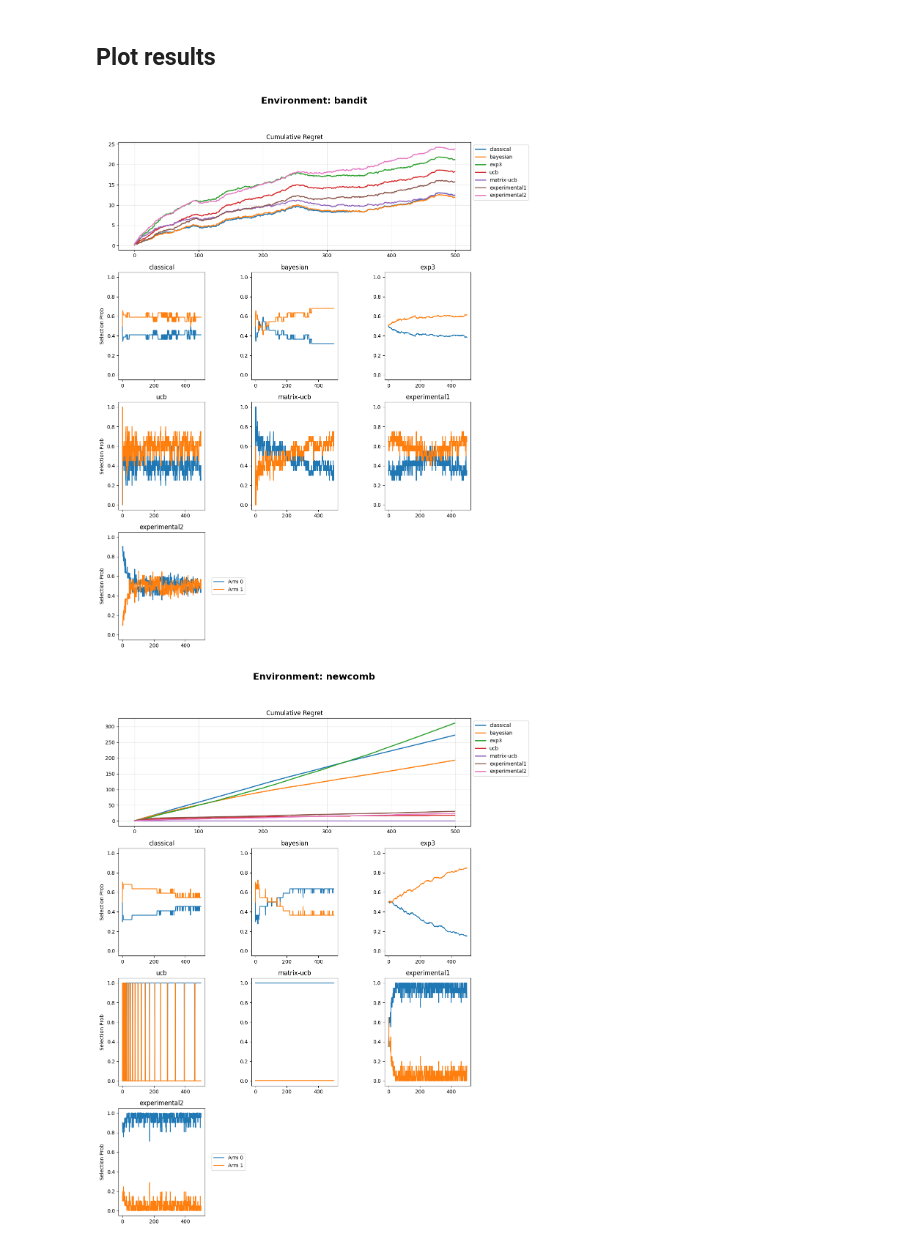
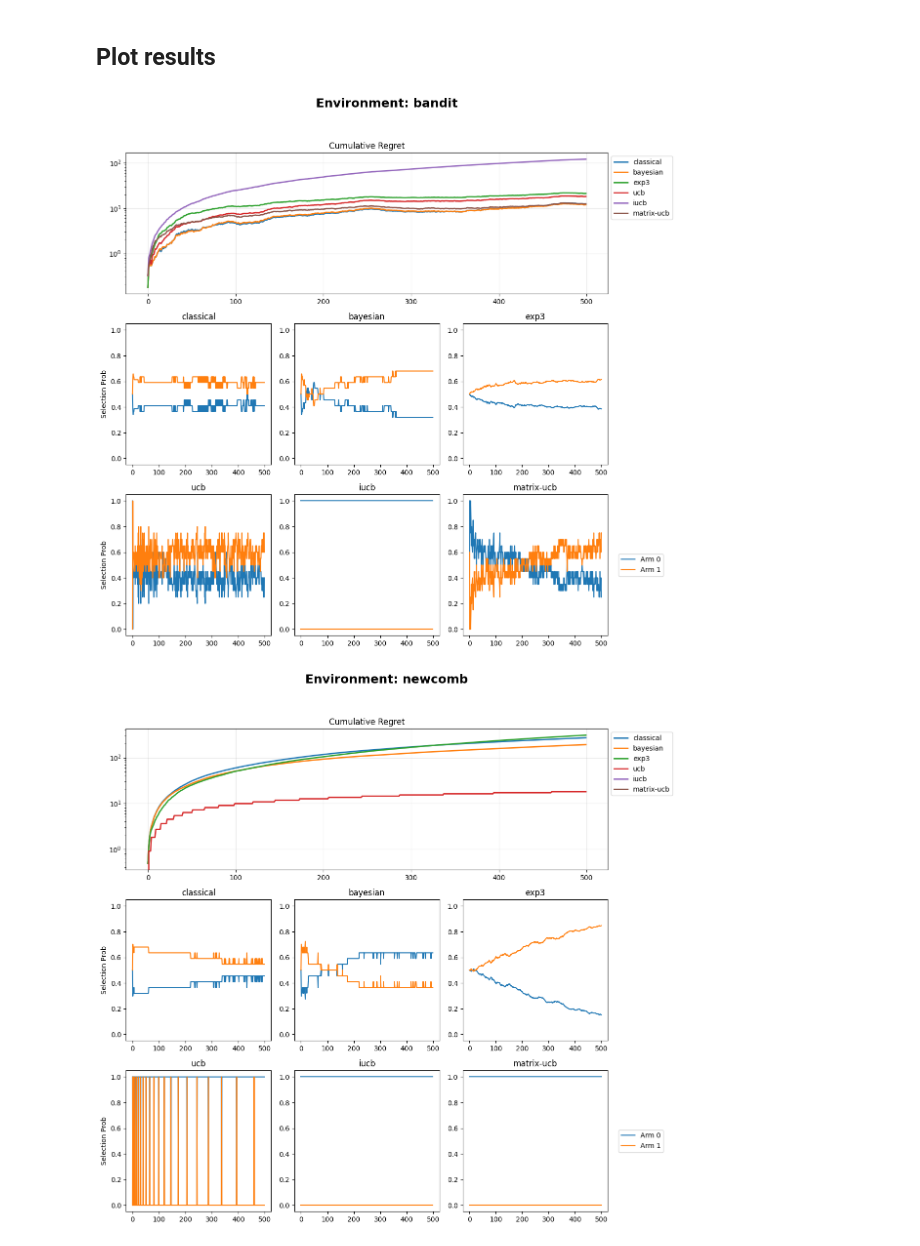
Before and after one commit to SPAR-S26-IBRL-Stream/Project-Newcomb, a Jupyter notebook: experiments/alaro/example.ipynb, the cells around one changed output. Saved outputs shown, nothing was run; the diff lists cells and outputs as text; code cells hidden in the pictures.

```diff
--- a/experiments/alaro/example.ipynb
+++ b/experiments/alaro/example.ipynb
@@ -23,13 +23,14 @@ Edit the lists below to choose which environments and agents to run.
 #   "bandit", "switching", "newcomb", "damascus",
 #   "asymmetric-damascus", "coordination", "pdbandit"
 # You can also pass options, e.g. "newcomb:transparency=0.9"
+# IUCB takes a very long time (several minutes) to run
 
 environments = [
     "bandit",
     "newcomb",
     "switching",
     "damascus",
-    #"asymmetric-damascus",
+    "asymmetric-damascus",
     #"coordination",
     #"pdbandit",
 ]
@@ -44,9 +45,8 @@ agents = [
     "bayesian",
     "exp3",
     "ucb",
+    "iucb",
     "matrix-ucb",
-    "experimental1",
-    "experimental2",
 ]
 
 # Shared options
@@ -131,32 +131,33 @@ for env_name, agent_results in all_results.items():
 
     # Top plot: Cumulative Regret (spans first row)
     ax_regret = plt.subplot(num_rows, 1, 1)
     for name, res in agent_results.items():
         avg_reward = res["average_reward"][0, :]
         optimal = res["optimal_reward"]
         cumulative_regret = np.cumsum(optimal - avg_reward)
         ax_regret.plot(cumulative_regret, label=name, linewidth=2)
+        ax_regret.set_yscale("log")
     ax_regret.set_title("Cumulative Regret")
     ax_regret.legend(loc='upper left', bbox_to_anchor=(1, 1))
     ax_regret.grid(True, alpha=0.3)
 
     # Bottom subplots: Selection Probabilities per agent
     for i, (name, res) in enumerate(agent_results.items()):
         ax_act = plt.subplot(num_rows, cols, i + cols + 1)
         #actions = res["actions"]  # (num_runs, num_steps, num_actions)
         for arm in range(k_val):
         #    freq = (actions == arm).mean(axis=0)
             ax_act.plot(res["probabilities"][:,:,arm].mean(axis=0), label=f"Arm {arm}")
 
         ax_act.set_title(f"{name}")
         ax_act.set_ylim(-0.05, 1.05)
         if i % cols == 0:
             ax_act.set_ylabel("Selection Prob")
         if i == num_agents - 1:
             ax_act.legend(loc='center left', bbox_to_anchor=(1.05, 0.5))
 
     plt.tight_layout(rect=[0, 0.03, 1, 0.95])
     plt.show()
 # %% [output]
-[figure, old version]
+[figure, new version]
-[figure, old version]
+[figure, new version]
```
Also changed, not shown: parts of 2 cells of this notebook.
